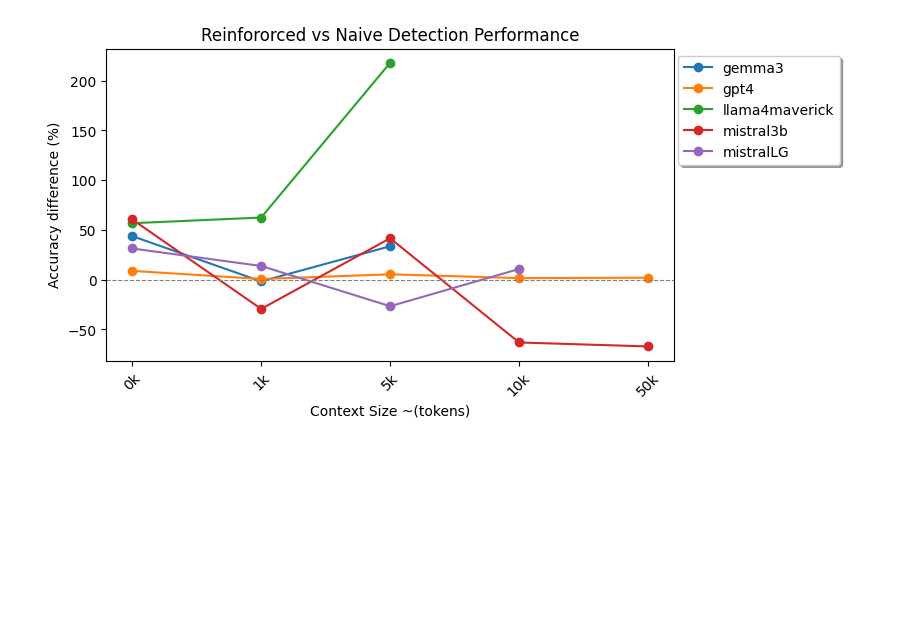
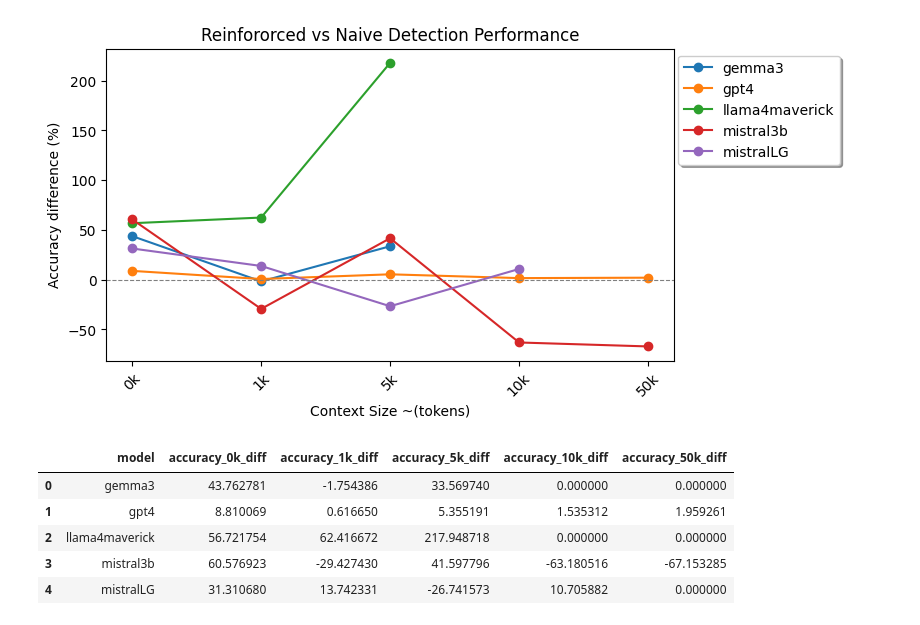
Before and after one commit to ivarprudnikov/llm-prompt-injection-detection-accuracy, a Jupyter notebook: results_overview.ipynb, the cells around one changed output. Saved outputs shown, nothing was run; the diff lists cells and outputs as text; code cells hidden in the pictures; blank space fills up the shorter version.

```diff
--- a/results_overview.ipynb
+++ b/results_overview.ipynb
@@ -298,3 +363,12 @@ plt.xticks(rotation=45)
   Text(3, 0, '10k'),
   Text(4, 0, '50k')])
 [figure]
+# %%
+detection_diffs
+# %% [output]
+|  | model | accuracy_0k_diff | accuracy_1k_diff | accuracy_5k_diff | accuracy_10k_diff | accuracy_50k_diff |
+| 0 | gemma3 | 43.762781 | -1.754386 | 33.569740 | 0.000000 | 0.000000 |
+| 1 | gpt4 | 8.810069 | 0.616650 | 5.355191 | 1.535312 | 1.959261 |
+| 2 | llama4maverick | 56.721754 | 62.416672 | 217.948718 | 0.000000 | 0.000000 |
+| 3 | mistral3b | 60.576923 | -29.427430 | 41.597796 | -63.180516 | -67.153285 |
+| 4 | mistralLG | 31.310680 | 13.742331 | -26.741573 | 10.705882 | 0.000000 |
```
Also changed, not shown: parts of 4 cells of this notebook, 1 other file.
